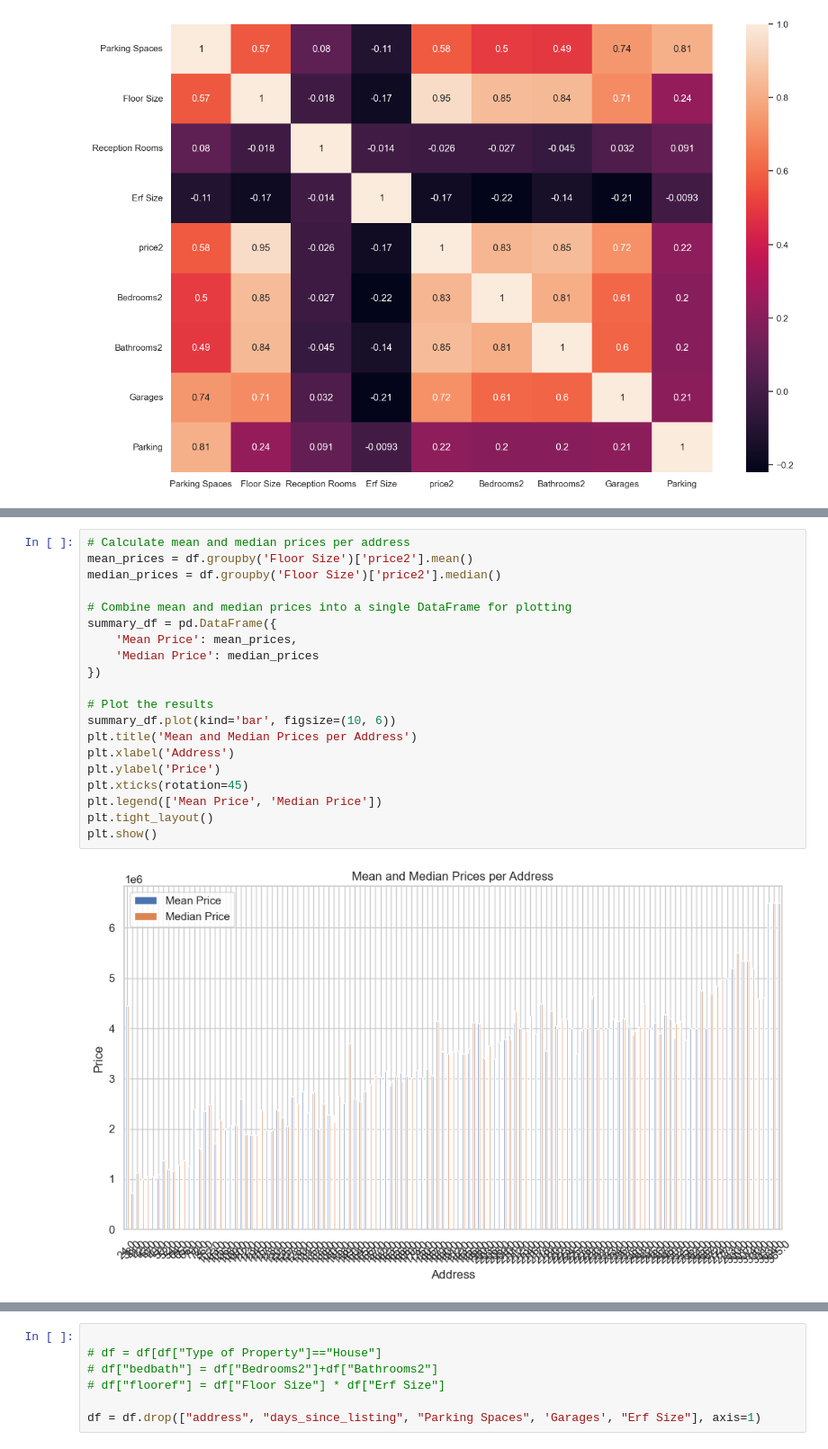
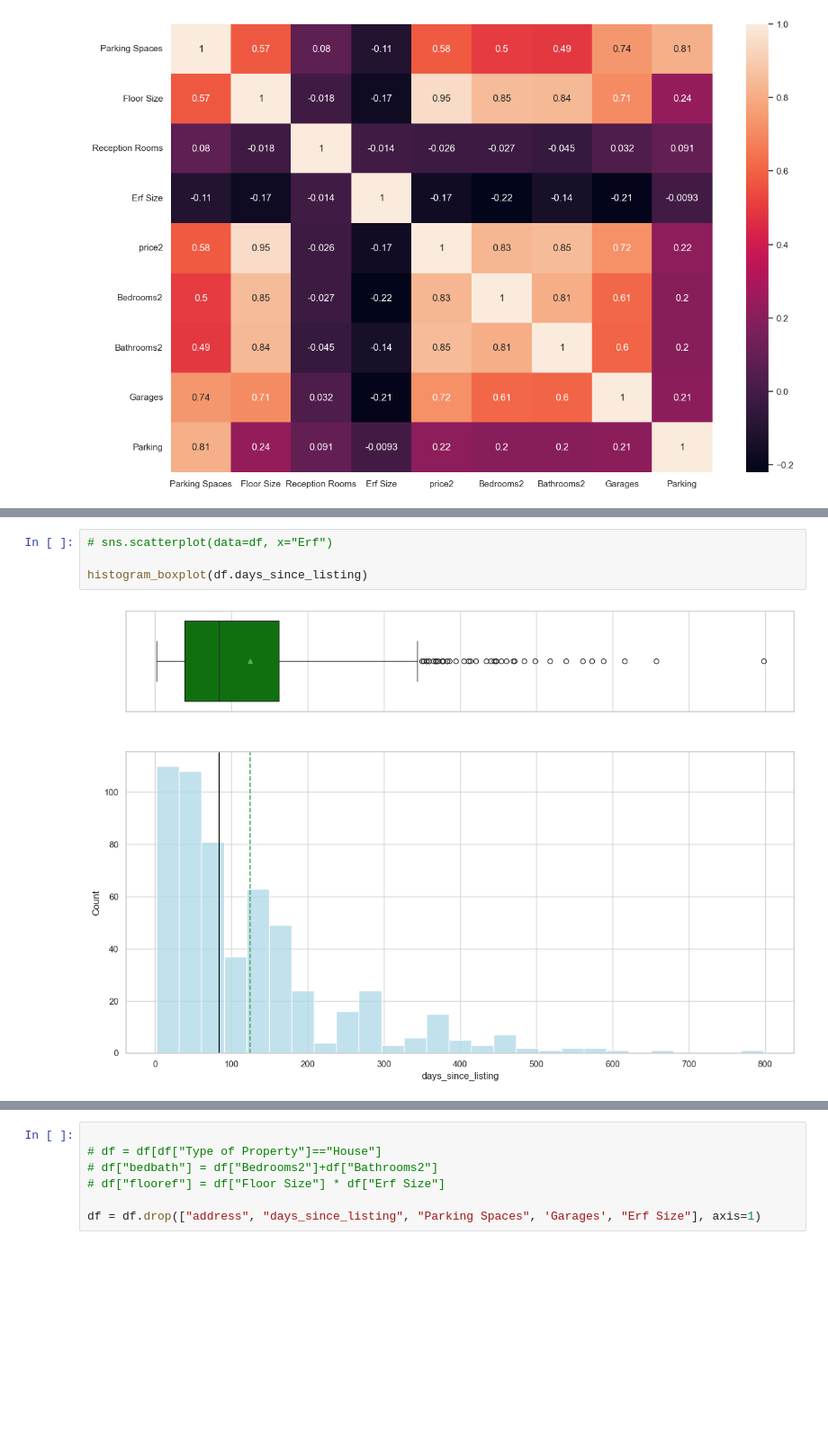
Before and after one commit to kipronokoech/House-Price-Predictions, a Jupyter notebook: Property24/property24_wc/modelling.ipynb, the cells around one changed output, grey strips where cells are left out. Shown at 90% size. Saved outputs shown, nothing was run; the diff lists cells and outputs as text; blank space fills up the shorter version.

```diff
--- a/Property24/property24_wc/modelling.ipynb
+++ b/Property24/property24_wc/modelling.ipynb
@@ -233,22 +238,6 @@ histogram_boxplot(df.price2)
-# %%
-# Calculate mean and median prices per address
-mean_prices = df.groupby('Floor Size')['price2'].mean()
-median_prices = df.groupby('Floor Size')['price2'].median()
-
-# Combine mean and median prices into a single DataFrame for plotting
-summary_df = pd.DataFrame({
-    'Mean Price': mean_prices,
-    'Median Price': median_prices
-})
-
-# Plot the results
-summary_df.plot(kind='bar', figsize=(10, 6))
-plt.title('Mean and Median Prices per Address')
-plt.xlabel('Address')
-plt.ylabel('Price')
-plt.xticks(rotation=45)
-plt.legend(['Mean Price', 'Median Price'])
-plt.tight_layout()
-plt.show()
-# %% [output]
-[figure, removed]
+# %%
+# sns.scatterplot(data=df, x="Erf")
+
+histogram_boxplot(df.days_since_listing)
+# %% [output]
+[figure, added]
```
Also changed, not shown: parts of 47 cells of this notebook, 3 other files.
